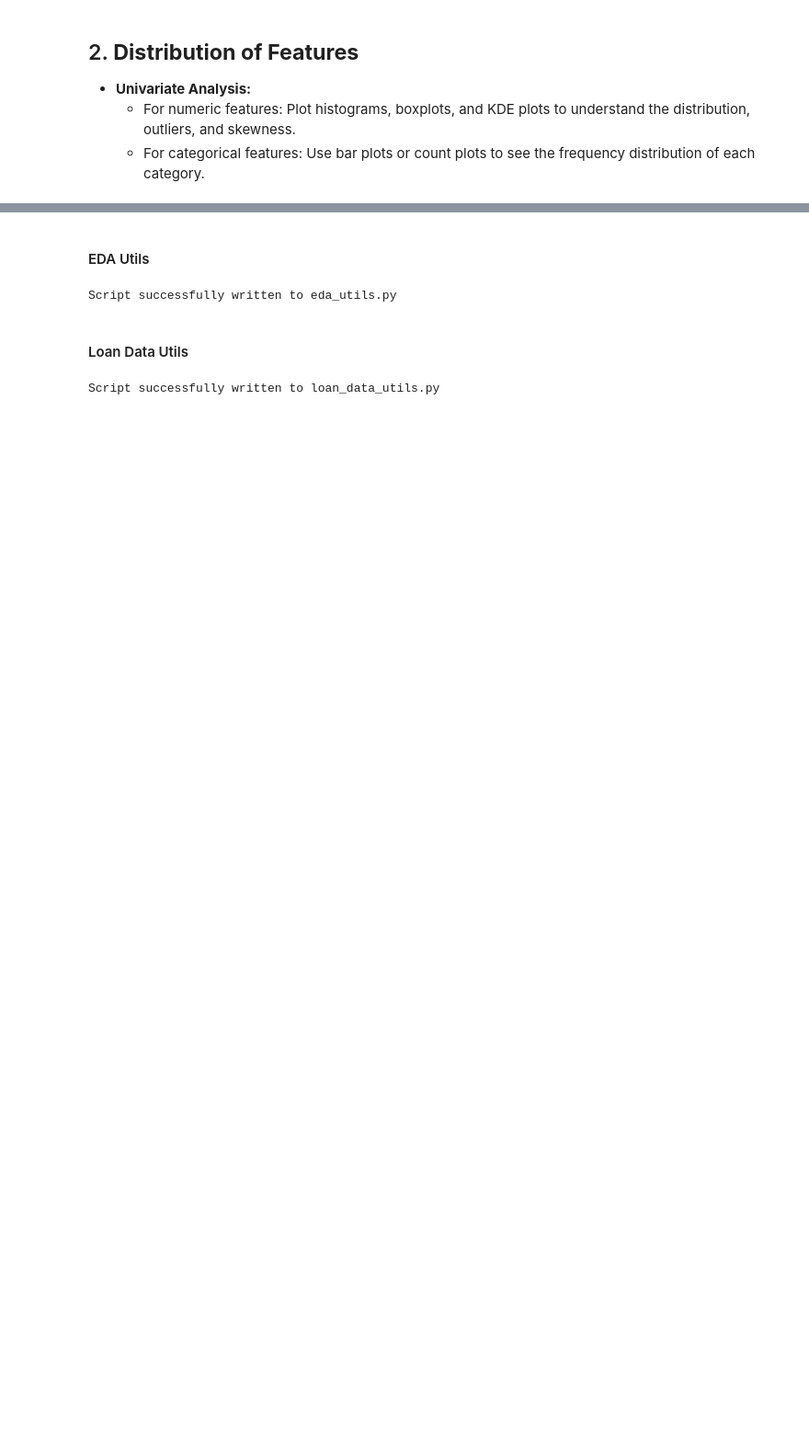
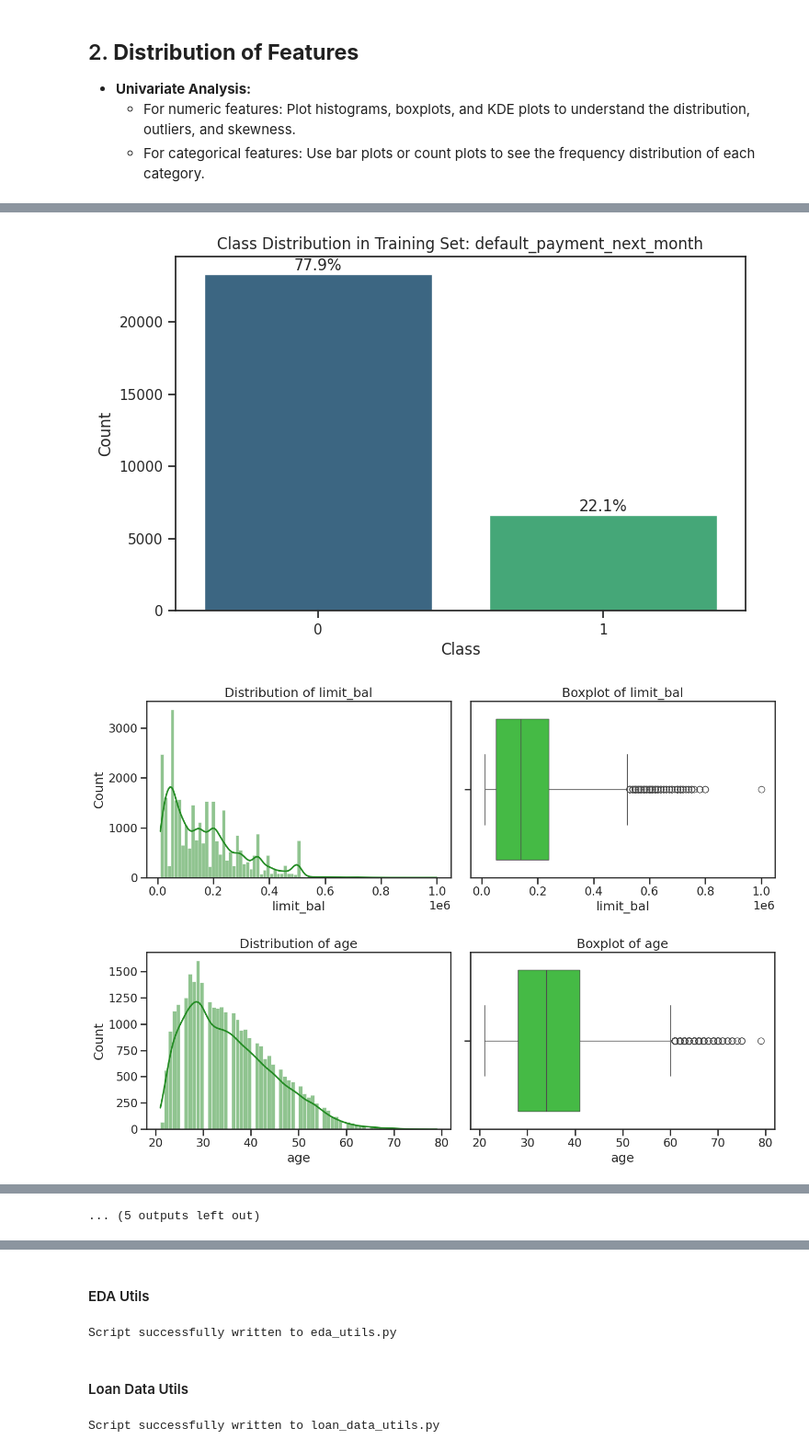
Before and after one commit to micah-shull/ML_Classification_Loan_Defaults, a Jupyter notebook: loan_defaults_002_eda_outliers.ipynb, the cells around one changed output, grey strips where cells are left out. Shown at 92% size. Drawn from its saved outputs; the diff is of its cells as text; code cells hidden in the pictures; blank space fills up the shorter version.

```diff
--- a/loan_defaults_002_eda_outliers.ipynb
+++ b/loan_defaults_002_eda_outliers.ipynb
@@ -104,33 +104,3 @@ To explore and visualize your loan default data, you can break down the process
    - **Inspect Data Types:** Identify which features are categorical and which are numeric. This will help decide the appropriate visualizations and analyses.
    - **Check for Missing Values:** Look for missing data and determine whether you need to fill, drop, or otherwise handle these missing values.
    - **Check for Duplicates:** Identify and handle any duplicate records if necessary.
-# %%
-import pandas as pd
-import numpy as np
-import matplotlib.pyplot as plt
-import seaborn as sns
-from loan_data_utils import load_and_preprocess_data, primary_columns, bill_columns, pay_columns, ordinal_columns, check_categorical_order
-from eda_utils import data_overview, plot_univariate_distributions, plot_class_distribution
-import logging
-
-# Define your URL, categorical columns, and target
-url = "https://archive.ics.uci.edu/ml/machine-learning-databases/00350/default%20of%20credit%20card%20clients.xls"
-categorical_columns = ['education', 'sex', 'marriage']
-target = 'default_payment_next_month'
-
-# Load and preprocess data
-X, y = load_and_preprocess_data(url, categorical_columns, target)
-
-# print data overview
-data_overview(X)
-
-# Drop duplicate rows
-X = X.drop_duplicates()
-
-# Confirm the duplicates are removed
-print(f"Number of Duplicate Rows After Dropping: {X.duplicated().sum()}")
-
-# List of columns to check
-pay_cols = [col for col in X.columns if col.startswith('pay_delay')]
-# Check the order of categorical columns
-check_categorical_order(X, categorical_columns + pay_cols)
@@ -477,0 +201,10 @@ X = handle_outliers(X)
+# %%
+from eda_utils import plot_pay_delay_distributions, plot_univariate_distributions, plot_class_distribution, plot_pay_delay_distributions
+
+# Plot univariate distributions
+plot_class_distribution(df['default_payment_next_month'], target)
+plot_univariate_distributions(df, categorical_columns)
+# %% [output]
+[figure, added]
+[figure, added]
+[figure, added]
@@ -477,0 +220 @@ X = handle_outliers(X)
+... (5 outputs left out)
```
Also changed, not shown: parts of 31 cells of this notebook.
